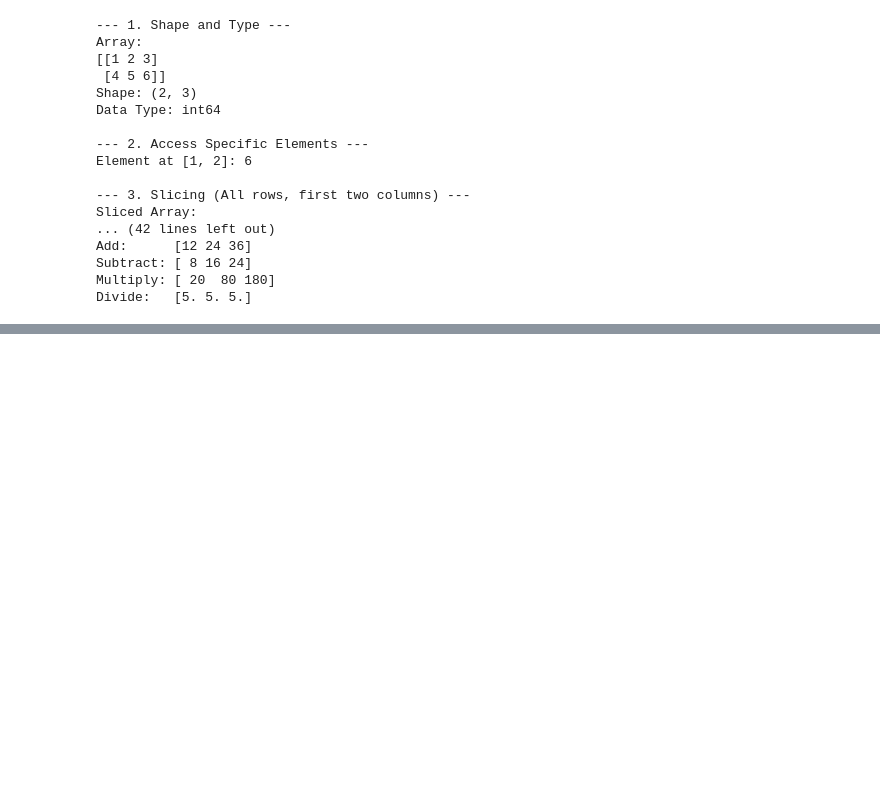
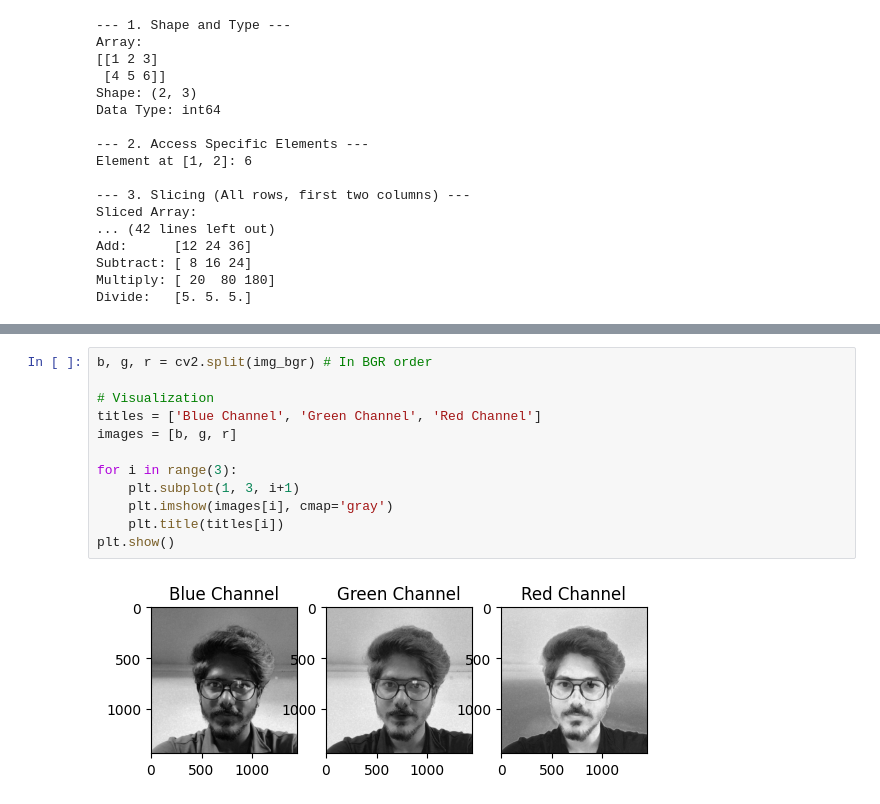
Before and after one commit to ChnssA/deep-learning-subject, a Jupyter notebook: deep_learning_labsheet_1_.ipynb, the cells around one changed output, grey strips where cells are left out. Drawn from its saved outputs; the diff is of its cells as text; blank space fills up the shorter version.

```diff
--- a/deep_learning_labsheet_1_.ipynb
+++ b/deep_learning_labsheet_1_.ipynb
@@ -114,0 +204,14 @@ Divide:   [5. 5. 5.]
+# %%
+b, g, r = cv2.split(img_bgr) # In BGR order
+
+# Visualization
+titles = ['Blue Channel', 'Green Channel', 'Red Channel']
+images = [b, g, r]
+
+for i in range(3):
+    plt.subplot(1, 3, i+1)
+    plt.imshow(images[i], cmap='gray')
+    plt.title(titles[i])
+plt.show()
+# %% [output]
+[figure, added]
```
Also changed, not shown: parts of 7 cells of this notebook.
